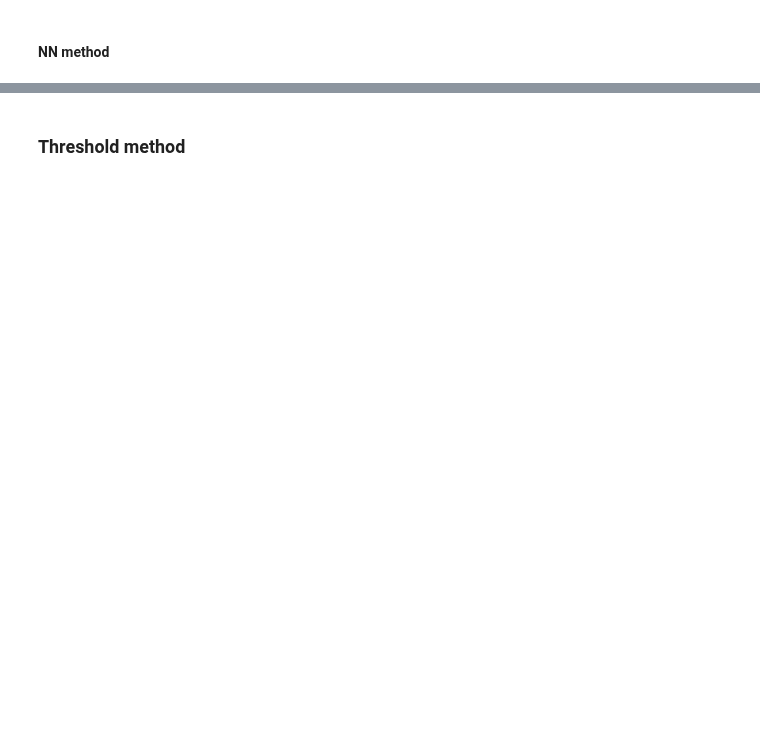
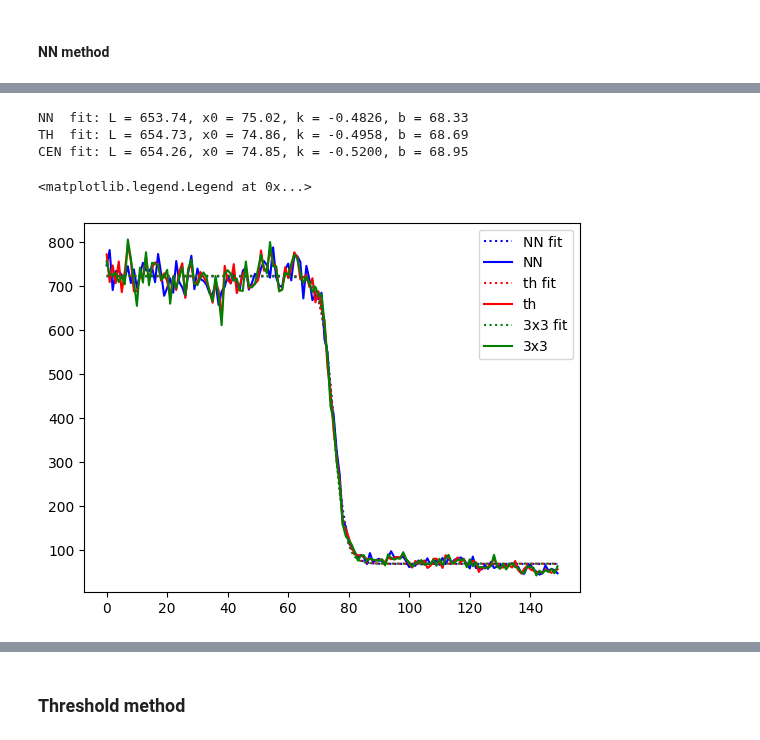
Before and after one commit to jerenner/emsim, a Jupyter notebook: notebooks/emsim_dataproc.ipynb, the cells around one changed output, grey strips where cells are left out. Drawn from its saved outputs; the diff is of its cells as text; code cells hidden in the pictures; blank space fills up the shorter version.

```diff
--- a/notebooks/emsim_dataproc.ipynb
+++ b/notebooks/emsim_dataproc.ipynb
@@ -895,3 +924,5 @@ r_NN_all = fn['r_NN_all']
 c_NN_all = fn['c_NN_all']
 r_th_all = fn['r_th_all']
 c_th_all = fn['c_th_all']
+r_3x3_all = fn['r_3x3_all']
+c_3x3_all = fn['c_3x3_all']
@@ -907,3 +993,43 @@ plt.colorbar()
+# %%
+x0_guess = 75 #17
+istart = 16750 #8395
+iend = 16900
+
+ydata_NN = np.sum(h_NN,axis=0)[istart:iend]
+xdata_NN = np.arange(len(ydata_NN))
+p0 = [np.mean(ydata_NN[ydata_NN > np.mean(ydata_NN)]), x0_guess, 1, min(ydata_NN)]
+popt, pcov = curve_fit(sigmoid, xdata_NN, ydata_NN, p0, method='dogbox')
+plt.plot(xdata_NN,sigmoid(xdata_NN,*popt),label='NN fit',color='blue',linestyle=':')
+plt.plot(ydata_NN,label="NN",color='blue')
+print("NN  fit: L = {:.2f}, x0 = {:.2f}, k = {:.4f}, b = {:.2f}".format(*popt))
+
+ydata_th = np.sum(h_th,axis=0)[istart:iend]
+xdata_th = np.arange(len(ydata_th))
+p0 = [np.mean(ydata_th[ydata_th > np.mean(ydata_th)]), x0_guess, 1, min(ydata_th)]
+popt, pcov = curve_fit(sigmoid, xdata_th, ydata_th, p0, method='dogbox')
+plt.plot(xdata_th,sigmoid(xdata_th,*popt),label='th fit',color='red',linestyle=':')
+plt.plot(ydata_th,label="th",color='red')
+print("TH  fit: L = {:.2f}, x0 = {:.2f}, k = {:.4f}, b = {:.2f}".format(*popt))
+
+ydata_3x3 = np.sum(h_3x3,axis=0)[istart:iend]
+xdata_3x3 = np.arange(len(ydata_3x3))
+p0 = [np.mean(ydata_3x3[ydata_3x3 > np.mean(ydata_3x3)]), x0_guess, 1, min(ydata_3x3)]
+popt, pcov = curve_fit(sigmoid, xdata_3x3, ydata_3x3, p0, method='dogbox')
+plt.plot(xdata_3x3,sigmoid(xdata_3x3,*popt),label='3x3 fit',color='green',linestyle=':')
+plt.plot(ydata_3x3,label="3x3",color='green')
+print("CEN fit: L = {:.2f}, x0 = {:.2f}, k = {:.4f}, b = {:.2f}".format(*popt))
+
+# plt.plot(np.sum(h_th,axis=0),label="Threshold")
+# plt.plot(np.sum(h_3x3,axis=0),label="3x3 centroid")
+#plt.xlim([16800,16850])
+#plt.xlim([8390,8430])
+plt.legend()
+# %% [output]
+NN  fit: L = 653.74, x0 = 75.02, k = -0.4826, b = 68.33
+TH  fit: L = 654.73, x0 = 74.86, k = -0.4958, b = 68.69
+CEN fit: L = 654.26, x0 = 74.85, k = -0.5200, b = 68.95
+<matplotlib.legend.Legend at 0x...>
+[figure, added]
 # %%
 xcenters = np.arange(len(h1_y)-1)
 plt.plot(xcenters,h1[11,:])
```
Also changed, not shown: parts of 21 cells of this notebook, 1 other file.
